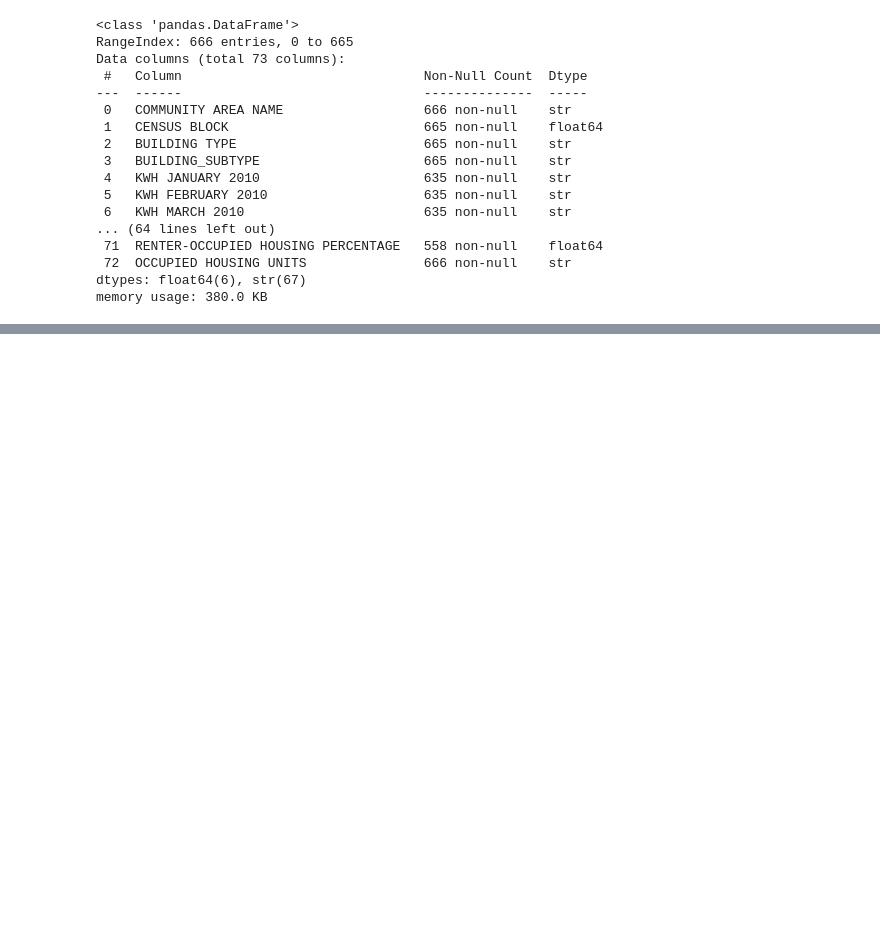
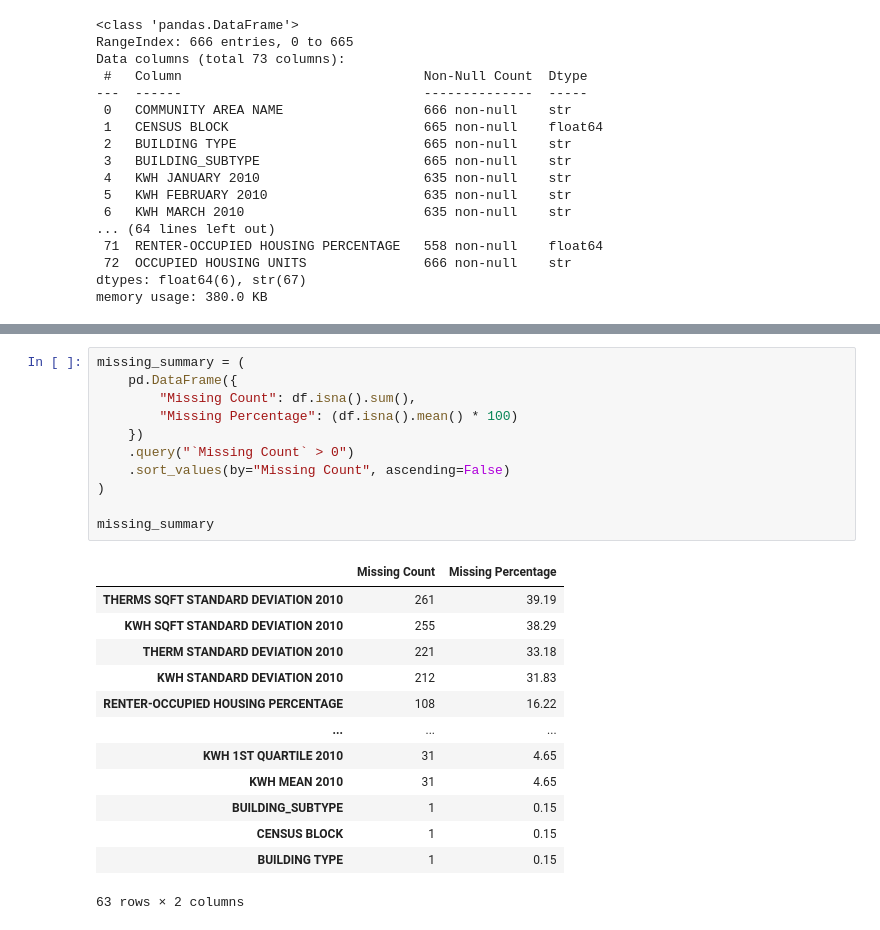
Before and after one commit to bka10s/chicago-energy-use-analysis, a Jupyter notebook: notebooks/chicago_energy_use_eda.ipynb, the cells around one changed output, grey strips where cells are left out. Cells and saved outputs as stored; diff of their text form; blank space fills up the shorter version.

```diff
--- a/notebooks/chicago_energy_use_eda.ipynb
+++ b/notebooks/chicago_energy_use_eda.ipynb
@@ -72,0 +109,25 @@ df.describe()
+# %%
+missing_summary = (
+    pd.DataFrame({
+        "Missing Count": df.isna().sum(),
+        "Missing Percentage": (df.isna().mean() * 100)
+    })
+    .query("`Missing Count` > 0")
+    .sort_values(by="Missing Count", ascending=False)
+)
+
+missing_summary
+# %% [output]
+|  | Missing Count | Missing Percentage |
+| THERMS SQFT STANDARD DEVIATION 2010 | 261 | 39.19 |
+| KWH SQFT STANDARD DEVIATION 2010 | 255 | 38.29 |
+| THERM STANDARD DEVIATION 2010 | 221 | 33.18 |
+| KWH STANDARD DEVIATION 2010 | 212 | 31.83 |
+| RENTER-OCCUPIED HOUSING PERCENTAGE | 108 | 16.22 |
+| ... | ... | ... |
+| KWH 1ST QUARTILE 2010 | 31 | 4.65 |
+| KWH MEAN 2010 | 31 | 4.65 |
+| BUILDING_SUBTYPE | 1 | 0.15 |
+| CENSUS BLOCK | 1 | 0.15 |
+| BUILDING TYPE | 1 | 0.15 |
+63 rows × 2 columns
```
Also changed, not shown: parts of 10 cells of this notebook.
